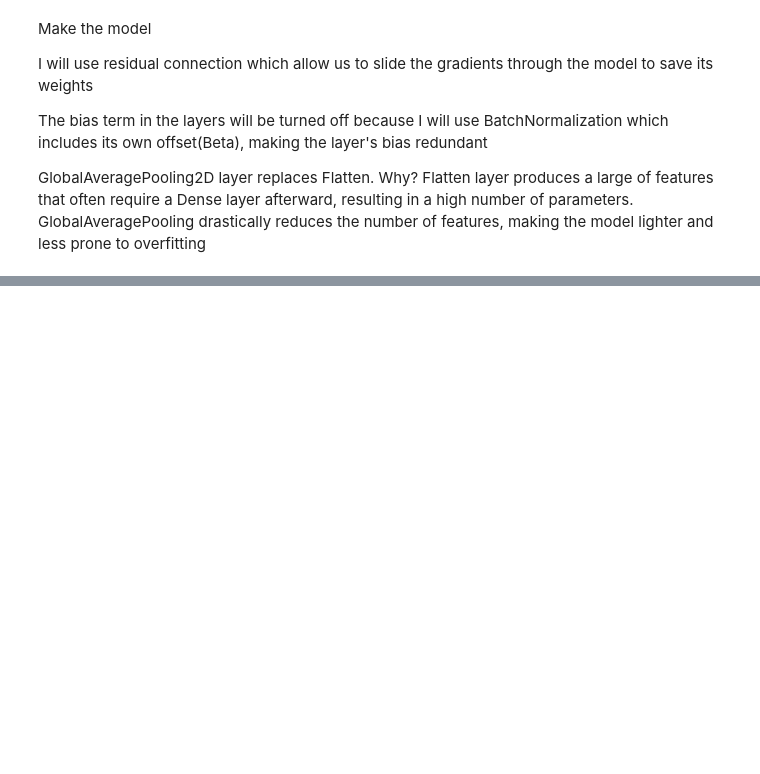
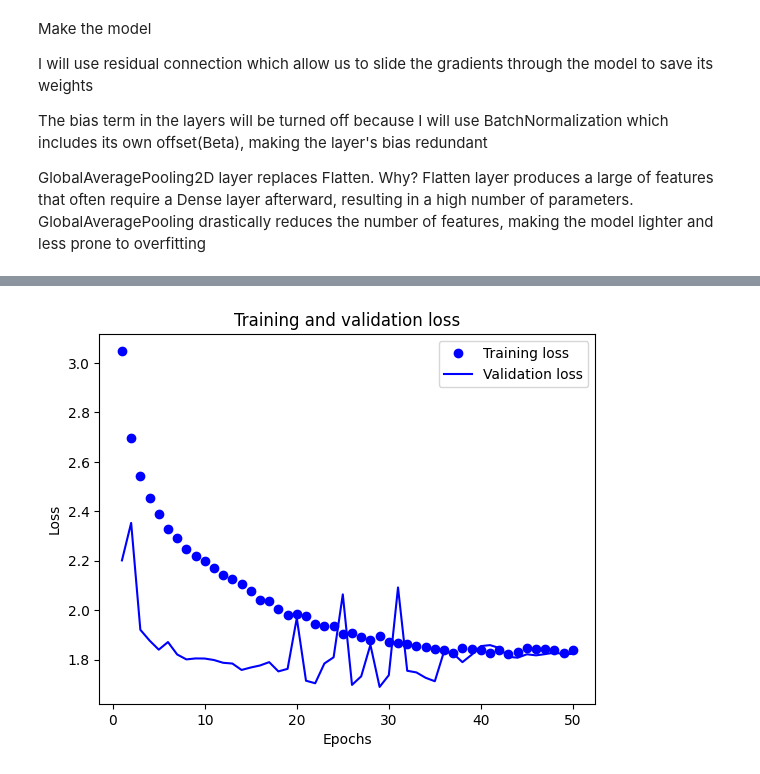
Before and after one commit to Carapet07/Data-Science-projects, a Jupyter notebook: Facial_Emotion_Recognition.ipynb, the cells around one changed output, grey strips where cells are left out. Drawn from its saved outputs; the diff is of its cells as text; code cells hidden in the pictures; blank space fills up the shorter version.

```diff
--- a/Facial_Emotion_Recognition.ipynb
+++ b/Facial_Emotion_Recognition.ipynb
@@ -54,11 +57,17 @@ test_dir = 'train/'
 
 print(os.listdir(train_dir))
 
-train_datagen = ImageDataGenerator(rescale=1./255, rotation_range=20, zoom_range=0.2,
-                                   width_shift_range=0.2, height_shift_range=0.2,
-                                   horizontal_flip=True, vertical_flip=True,
-                                   shear_range=20
-                                   )
+train_datagen = ImageDataGenerator(
+    rescale=1./255,
+    #rotation_range=30,
+    width_shift_range=0.2,
+    height_shift_range=0.2,
+    shear_range=0.2,
+    #zoom_range=0.2,
+    horizontal_flip=True,
+    fill_mode="nearest"
+)
+
 test_datagen = ImageDataGenerator(rescale=1/255)
 
 train_generator = train_datagen.flow_from_directory(train_dir, target_size=(48, 48),
@@ -135,12 +157,25 @@ x = layers.GlobalAveragePooling2D()(x)
 x = layers.Dropout(0.5)(x)
 outputs = layers.Dense(7, activation='softmax')(x)
 model = keras.Model(inputs=inputs, outputs=outputs)
+# %%
+checkpoint_callback = ModelCheckpoint(
+    filepath='model_weights.weights.h5',
+    monitor='val_accuracy',
+    save_best_only=True,
+    save_weights_only=True,
+    mode='max',
+    verbose=1
+)
+
+reduce_lr = keras.callbacks.ReduceLROnPlateau(
+    monitor="val_loss", factor=0.5, patience=3, min_lr=1e-6)
 # %%
 model.compile(
-    optimizer='adam',
+    optimizer = keras.optimizers.Adam(learning_rate=0.0001),
     loss='categorical_crossentropy',
     metrics=['accuracy']
 )
 
-history = model.fit(train_generator, validation_data=test_generator, epochs=20)
+history = model.fit(train_generator, validation_data=test_generator, epochs=50,
+                    callbacks=[checkpoint_callback, reduce_lr])
 # %% [output]
@@ -149,0 +199,13 @@ KeyboardInterrupt:
+# %%
+train_loss = history.history['loss']
+val_loss = history.history['val_loss']
+epochs = range(1, len(train_loss) + 1)
+plt.plot(epochs, train_loss, 'bo', label='Training loss')
+plt.plot(epochs, val_loss, 'b', label='Validation loss')
+plt.title('Training and validation loss')
+plt.xlabel('Epochs')
+plt.ylabel('Loss')
+plt.legend()
+plt.show()
+# %% [output]
+[figure, added]
```
Also changed, not shown: parts of 12 cells of this notebook.
